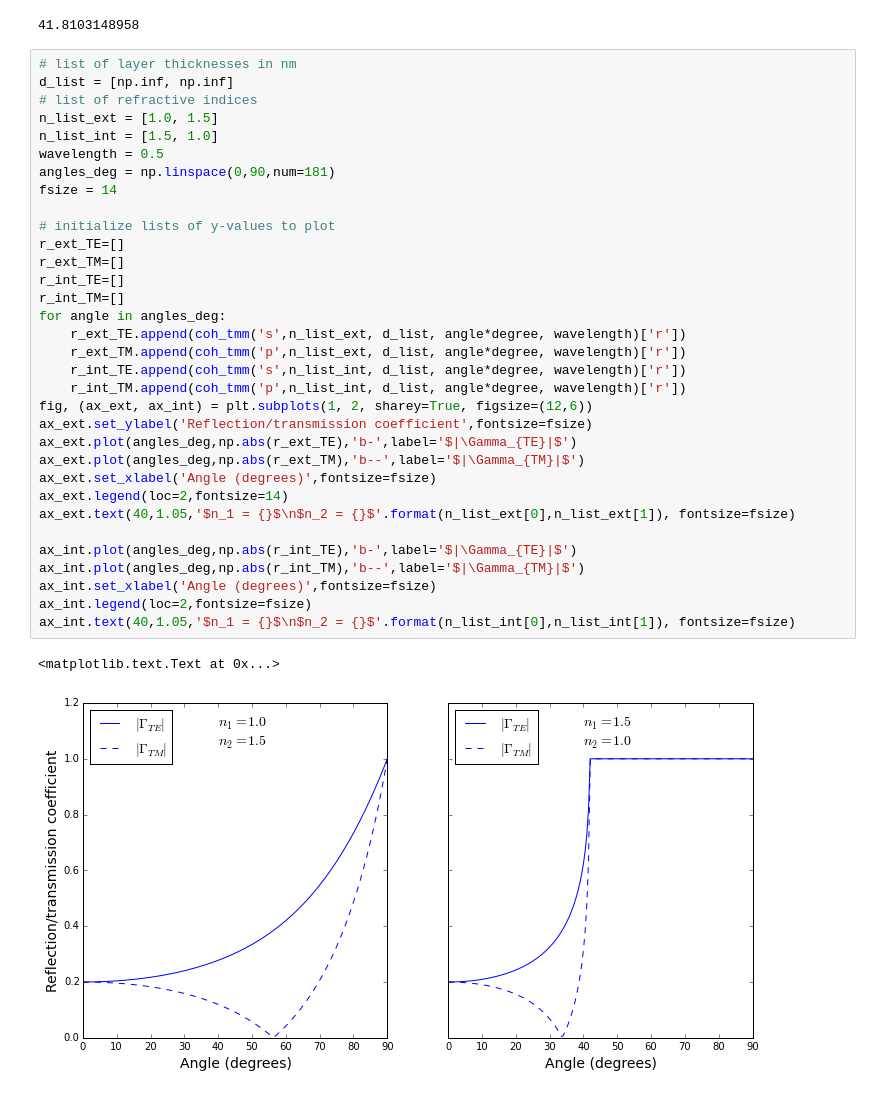
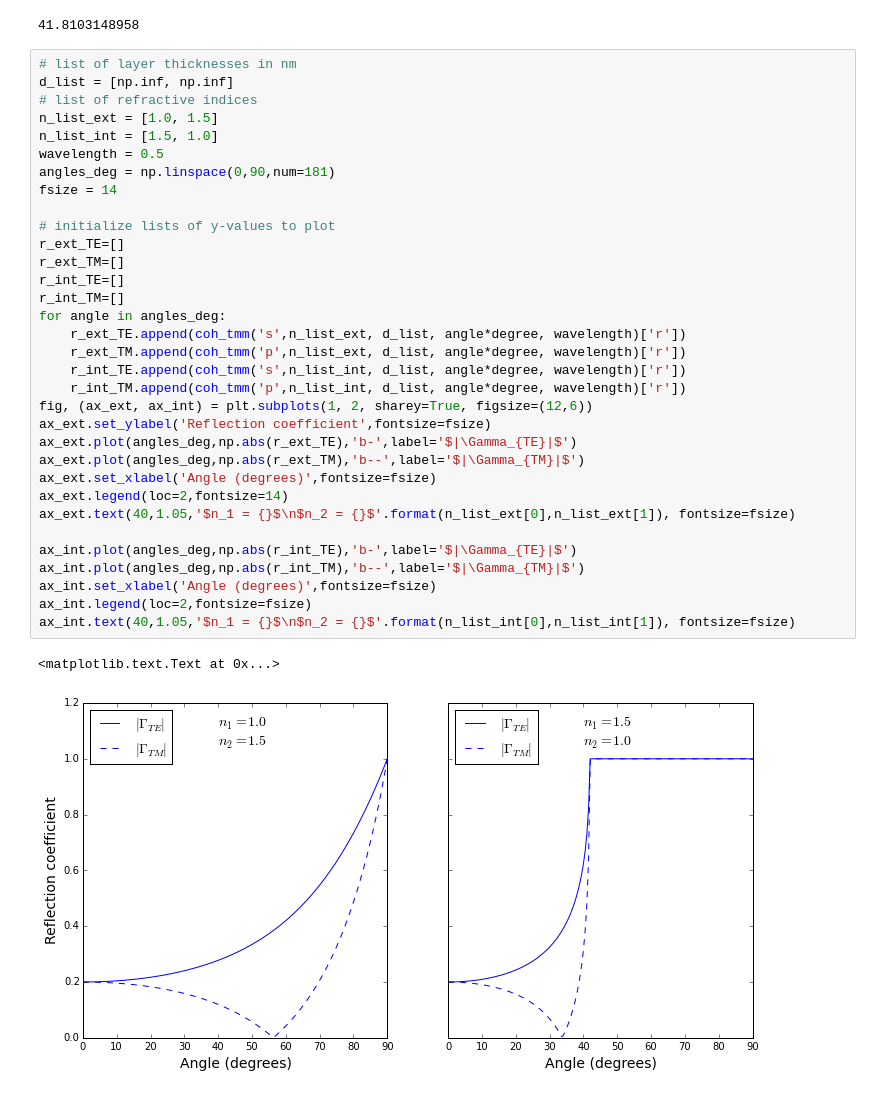
Before and after one commit to gregnordin/ECEn360_W15, a Jupyter notebook: reflection_refraction/Reflection_Refraction.ipynb, the cells around one changed output. Saved outputs shown, nothing was run; the diff lists cells and outputs as text.

```diff
--- a/reflection_refraction/Reflection_Refraction.ipynb
+++ b/reflection_refraction/Reflection_Refraction.ipynb
@@ -77,35 +173,35 @@ d_list = [np.inf, np.inf]
 n_list_ext = [1.0, 1.5]
 n_list_int = [1.5, 1.0]
 wavelength = 0.5
 angles_deg = np.linspace(0,90,num=181)
 fsize = 14
 
 # initialize lists of y-values to plot
 r_ext_TE=[]
 r_ext_TM=[]
 r_int_TE=[]
 r_int_TM=[]
 for angle in angles_deg:
     r_ext_TE.append(coh_tmm('s',n_list_ext, d_list, angle*degree, wavelength)['r'])
     r_ext_TM.append(coh_tmm('p',n_list_ext, d_list, angle*degree, wavelength)['r'])
     r_int_TE.append(coh_tmm('s',n_list_int, d_list, angle*degree, wavelength)['r'])
     r_int_TM.append(coh_tmm('p',n_list_int, d_list, angle*degree, wavelength)['r'])
 fig, (ax_ext, ax_int) = plt.subplots(1, 2, sharey=True, figsize=(12,6))
-ax_ext.set_ylabel('Reflection/transmission coefficient',fontsize=fsize)
+ax_ext.set_ylabel('Reflection coefficient',fontsize=fsize)
 ax_ext.plot(angles_deg,np.abs(r_ext_TE),'b-',label='$|\Gamma_{TE}|$')
 ax_ext.plot(angles_deg,np.abs(r_ext_TM),'b--',label='$|\Gamma_{TM}|$')
 ax_ext.set_xlabel('Angle (degrees)',fontsize=fsize)
 ax_ext.legend(loc=2,fontsize=14)
 ax_ext.text(40,1.05,'$n_1 = {}$\n$n_2 = {}$'.format(n_list_ext[0],n_list_ext[1]), fontsize=fsize)
 
 ax_int.plot(angles_deg,np.abs(r_int_TE),'b-',label='$|\Gamma_{TE}|$')
 ax_int.plot(angles_deg,np.abs(r_int_TM),'b--',label='$|\Gamma_{TM}|$')
 ax_int.set_xlabel('Angle (degrees)',fontsize=fsize)
 ax_int.legend(loc=2,fontsize=fsize)
 ax_int.text(40,1.05,'$n_1 = {}$\n$n_2 = {}$'.format(n_list_int[0],n_list_int[1]), fontsize=fsize)
 # %% [output]
 <matplotlib.text.Text at 0x...>
-[figure, old version]
+[figure, new version]
 # %%
 # list of layer thicknesses in nm
 d_list = [np.inf, np.inf]
```
Also changed, not shown: parts of 12 cells of this notebook.
